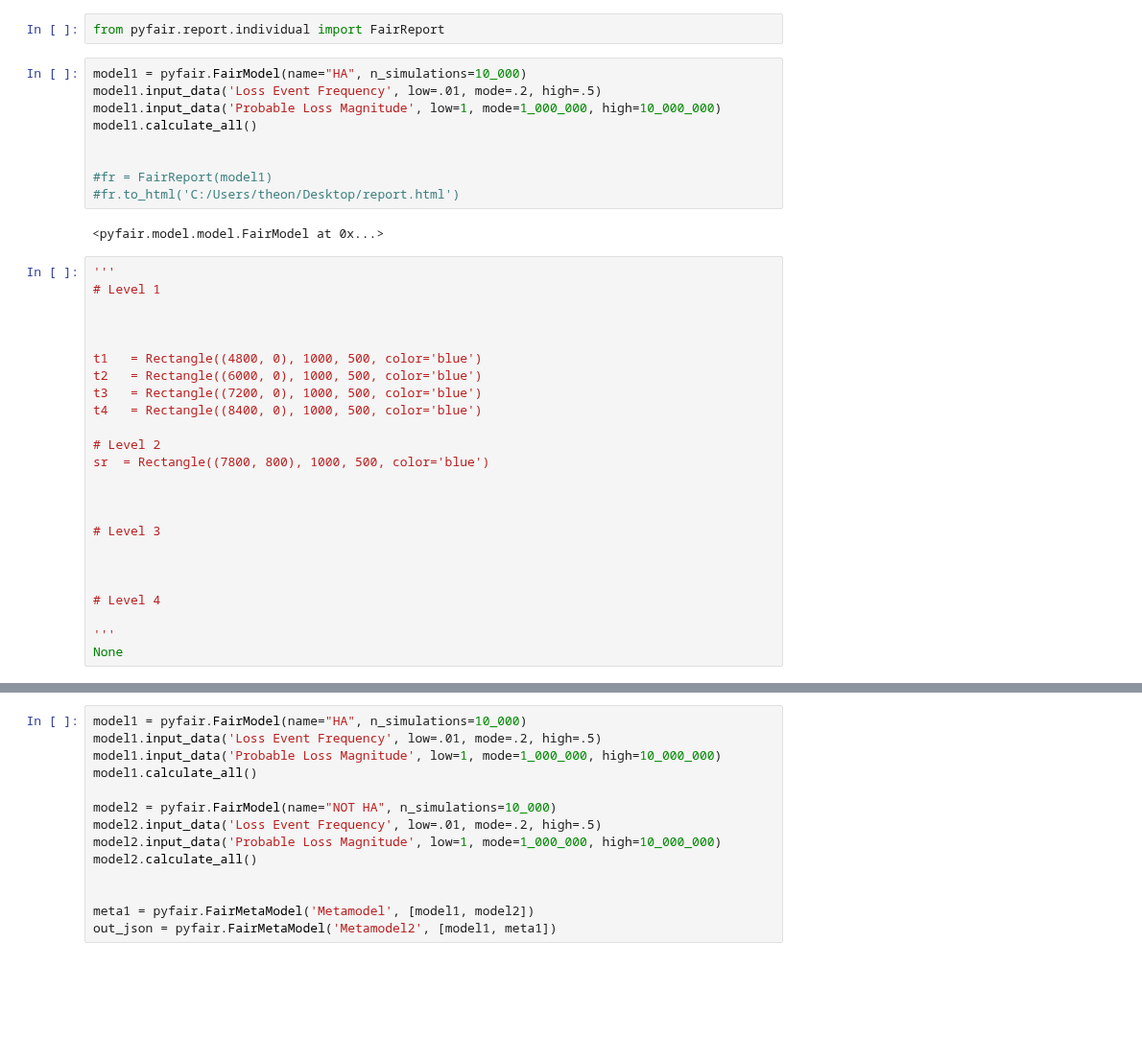
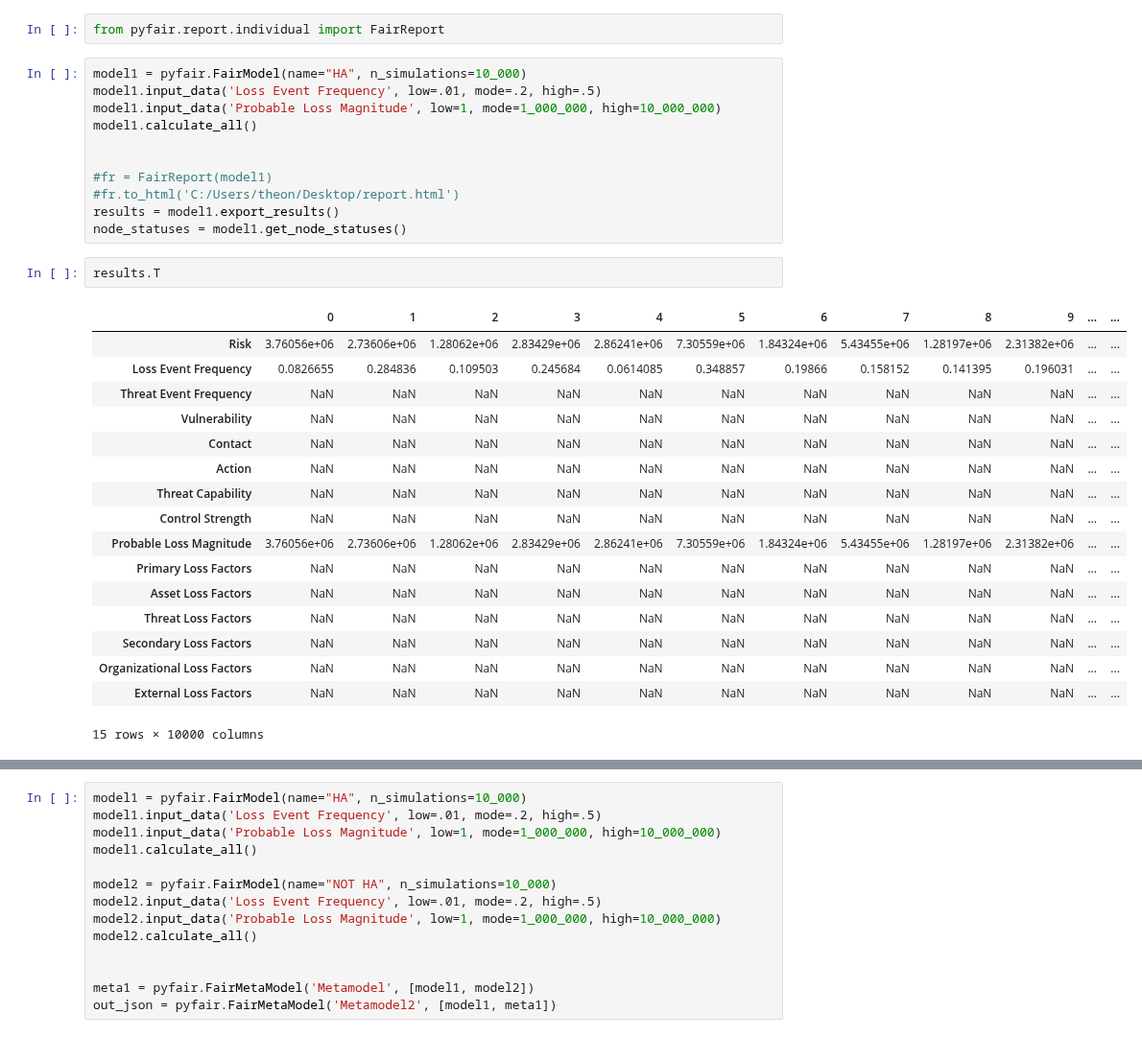
Before and after one commit to Hive-Systems/pyfair, a Jupyter notebook: scratch_notebook.ipynb, the cells around one changed output, grey strips where cells are left out. Shown at 96% size. Drawn from its saved outputs; the diff is of its cells as text; blank space fills up the shorter version.

```diff
--- a/scratch_notebook.ipynb
+++ b/scratch_notebook.ipynb
@@ -18,32 +18,28 @@ model1.calculate_all()
 
 #fr = FairReport(model1)
 #fr.to_html('C:/Users/theon/Desktop/report.html')
+results = model1.export_results()
+node_statuses = model1.get_node_statuses()
-# %% [output]
-<pyfair.model.model.FairModel at 0x...>
-# %%
-'''
-# Level 1
-
-
-
-t1   = Rectangle((4800, 0), 1000, 500, color='blue')
-t2   = Rectangle((6000, 0), 1000, 500, color='blue')
-t3   = Rectangle((7200, 0), 1000, 500, color='blue')
-t4   = Rectangle((8400, 0), 1000, 500, color='blue')
-
-# Level 2
-sr  = Rectangle((7800, 800), 1000, 500, color='blue')
-
-
-
-# Level 3
-
-
-
-# Level 4
-
-'''
-None
+# %%
+results.T
+# %% [output]
+|  | 0 | 1 | 2 | 3 | 4 | 5 | 6 | 7 | 8 | 9 | ... | ... |
+| Risk | 3.76056e+06 | 2.73606e+06 | 1.28062e+06 | 2.83429e+06 | 2.86241e+06 | 7.30559e+06 | 1.84324e+06 | 5.43455e+06 | 1.28197e+06 | 2.31382e+06 | ... | ... |
+| Loss Event Frequency | 0.0826655 | 0.284836 | 0.109503 | 0.245684 | 0.0614085 | 0.348857 | 0.19866 | 0.158152 | 0.141395 | 0.196031 | ... | ... |
+| Threat Event Frequency | NaN | NaN | NaN | NaN | NaN | NaN | NaN | NaN | NaN | NaN | ... | ... |
+| Vulnerability | NaN | NaN | NaN | NaN | NaN | NaN | NaN | NaN | NaN | NaN | ... | ... |
+| Contact | NaN | NaN | NaN | NaN | NaN | NaN | NaN | NaN | NaN | NaN | ... | ... |
+| Action | NaN | NaN | NaN | NaN | NaN | NaN | NaN | NaN | NaN | NaN | ... | ... |
+| Threat Capability | NaN | NaN | NaN | NaN | NaN | NaN | NaN | NaN | NaN | NaN | ... | ... |
+| Control Strength | NaN | NaN | NaN | NaN | NaN | NaN | NaN | NaN | NaN | NaN | ... | ... |
+| Probable Loss Magnitude | 3.76056e+06 | 2.73606e+06 | 1.28062e+06 | 2.83429e+06 | 2.86241e+06 | 7.30559e+06 | 1.84324e+06 | 5.43455e+06 | 1.28197e+06 | 2.31382e+06 | ... | ... |
+| Primary Loss Factors | NaN | NaN | NaN | NaN | NaN | NaN | NaN | NaN | NaN | NaN | ... | ... |
+| Asset Loss Factors | NaN | NaN | NaN | NaN | NaN | NaN | NaN | NaN | NaN | NaN | ... | ... |
+| Threat Loss Factors | NaN | NaN | NaN | NaN | NaN | NaN | NaN | NaN | NaN | NaN | ... | ... |
+| Secondary Loss Factors | NaN | NaN | NaN | NaN | NaN | NaN | NaN | NaN | NaN | NaN | ... | ... |
+| Organizational Loss Factors | NaN | NaN | NaN | NaN | NaN | NaN | NaN | NaN | NaN | NaN | ... | ... |
+| External Loss Factors | NaN | NaN | NaN | NaN | NaN | NaN | NaN | NaN | NaN | NaN | ... | ... |
+15 rows × 10000 columns
 # %%
 statuses = model1.get_node_statuses()
 colors = pd.DataFrame.from_records([statuses]).T
```
Also changed, not shown: parts of 5 cells of this notebook.
